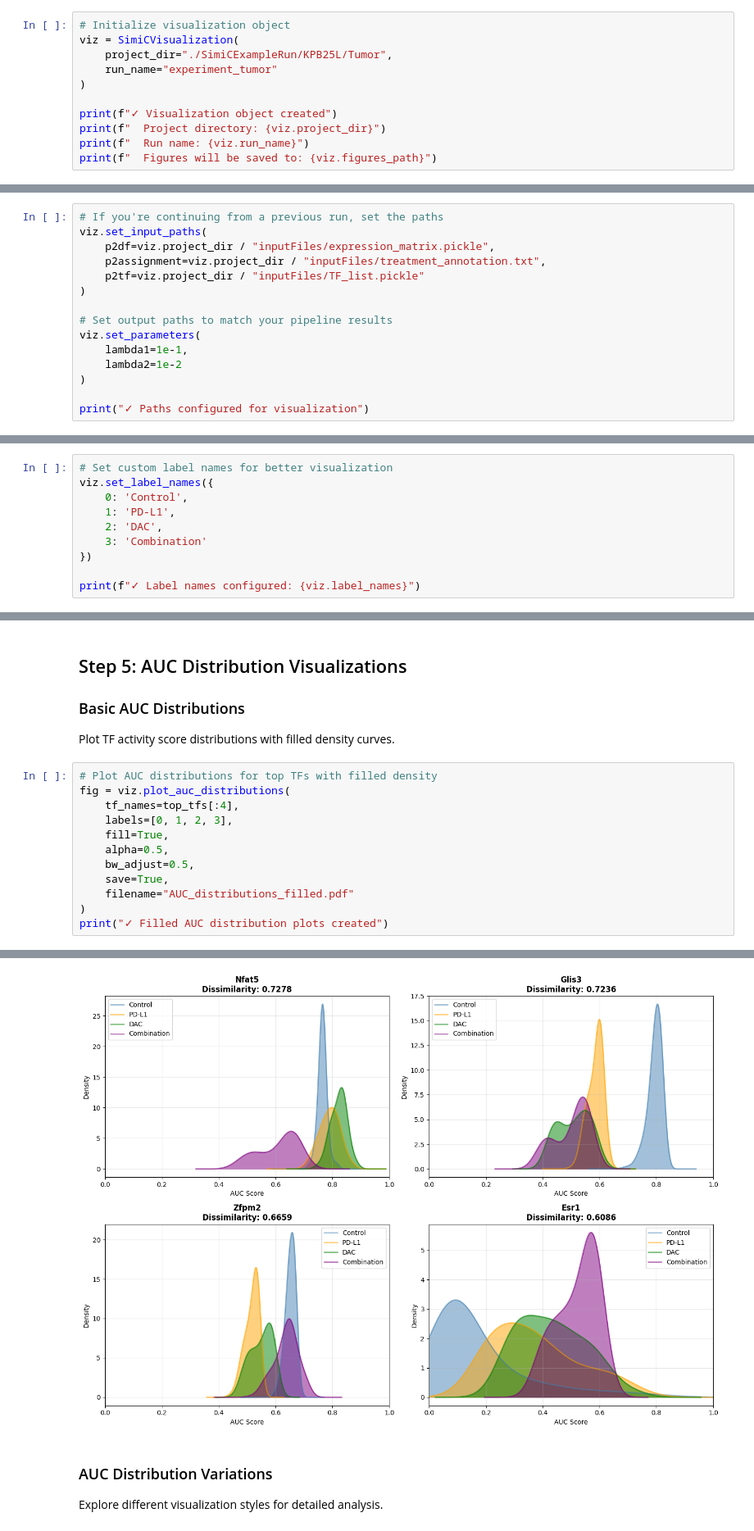
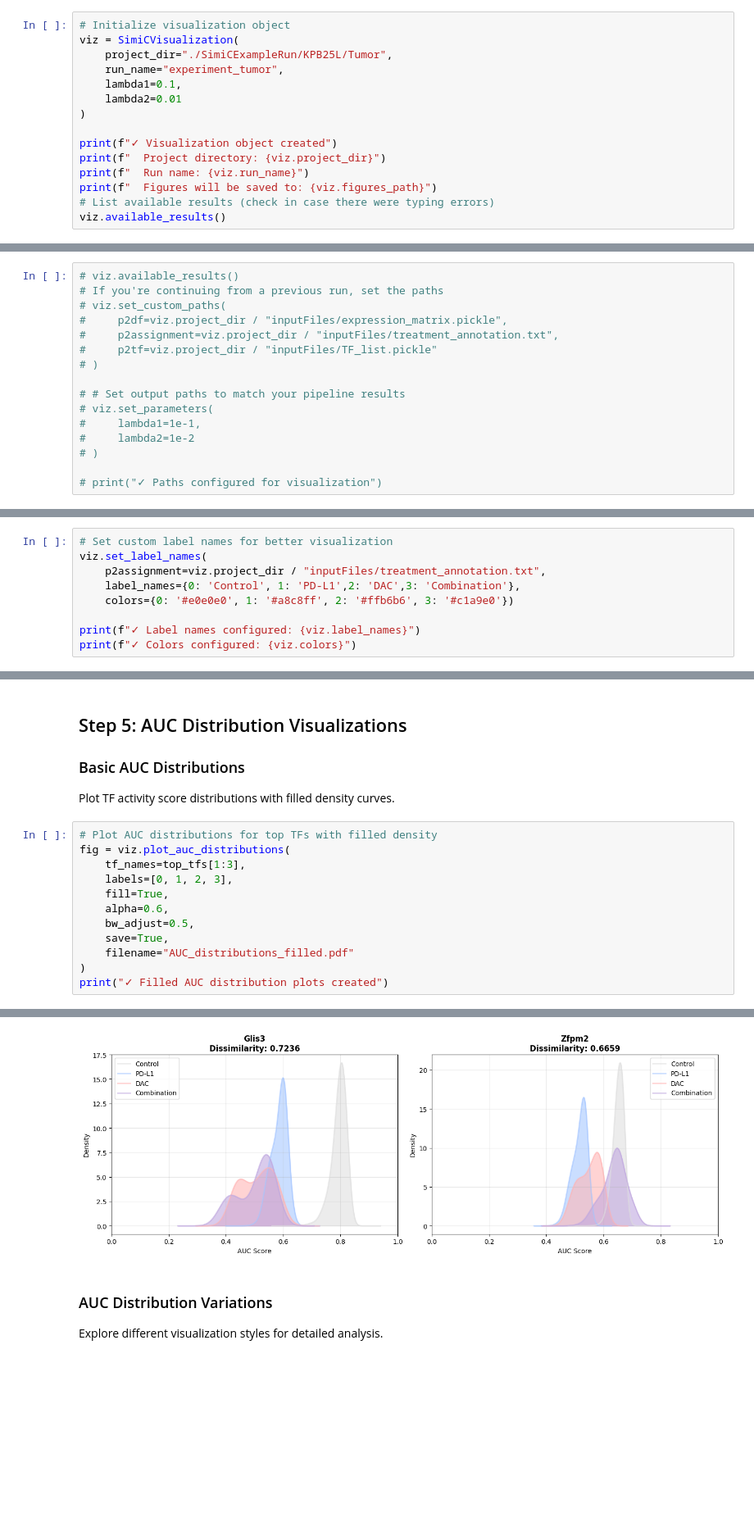
Before and after one commit to ML4BM-Lab/SimiCPipeline, a Jupyter notebook: notebooks/Tutorial_SimiCPipeline_visualization.ipynb, the cells around one changed output, grey strips where cells are left out. Shown at 82% size. Drawn from its saved outputs; the diff is of its cells as text; blank space fills up the shorter version.

Commit message:
Updated Visualization Tutorials, SimiCBase Class

```diff
--- a/notebooks/Tutorial_SimiCPipeline_visualization.ipynb
+++ b/notebooks/Tutorial_SimiCPipeline_visualization.ipynb
@@ -53,11 +70,15 @@ Create a visualization instance pointing to your completed pipeline run.
 # Initialize visualization object
 viz = SimiCVisualization(
     project_dir="./SimiCExampleRun/KPB25L/Tumor",
-    run_name="experiment_tumor"
+    run_name="experiment_tumor",
+    lambda1=0.1,
+    lambda2=0.01
 )
 
 print(f"✓ Visualization object created")
 print(f"  Project directory: {viz.project_dir}")
 print(f"  Run name: {viz.run_name}")
 print(f"  Figures will be saved to: {viz.figures_path}")
+# List available results (check in case there were typing errors)
+viz.available_results()
 # %% [output]
@@ -70,17 +100,18 @@ print(f"  Figures will be saved to: {viz.figures_path}")
 
 Point the visualization to your pipeline results files.
 # %%
+# viz.available_results()
 # If you're continuing from a previous run, set the paths
-viz.set_input_paths(
-    p2df=viz.project_dir / "inputFiles/expression_matrix.pickle",
-    p2assignment=viz.project_dir / "inputFiles/treatment_annotation.txt",
-    p2tf=viz.project_dir / "inputFiles/TF_list.pickle"
-)
+# viz.set_custom_paths(
+#     p2df=viz.project_dir / "inputFiles/expression_matrix.pickle",
+#     p2assignment=viz.project_dir / "inputFiles/treatment_annotation.txt",
+#     p2tf=viz.project_dir / "inputFiles/TF_list.pickle"
+# )
 
-# Set output paths to match your pipeline results
-viz.set_parameters(
-    lambda1=1e-1,
-    lambda2=1e-2
-)
+# # Set output paths to match your pipeline results
+# viz.set_parameters(
+#     lambda1=1e-1,
+#     lambda2=1e-2
+# )
 
-print("✓ Paths configured for visualization")
+# print("✓ Paths configured for visualization")
@@ -92,13 +121,12 @@ print("✓ Paths configured for visualization")
 Set human-readable names for your phenotype labels to improve figure clarity.
 # %%
 # Set custom label names for better visualization
-viz.set_label_names({
-    0: 'Control',
-    1: 'PD-L1',
-    2: 'DAC',
-    3: 'Combination'
-})
+viz.set_label_names(
+    p2assignment=viz.project_dir / "inputFiles/treatment_annotation.txt",
+    label_names={0: 'Control', 1: 'PD-L1',2: 'DAC',3: 'Combination'},
+    colors={0: '#e0e0e0', 1: '#a8c8ff', 2: '#ffb6b6', 3: '#c1a9e0'})
 
 print(f"✓ Label names configured: {viz.label_names}")
+print(f"✓ Colors configured: {viz.colors}")
 # %% [output]
 Label names set: {0: 'Control', 1: 'PD-L1', 2: 'DAC', 3: 'Combination'}
@@ -196,10 +226,10 @@ Plot TF activity score distributions with filled density curves.
 # %%
 # Plot AUC distributions for top TFs with filled density
 fig = viz.plot_auc_distributions(
-    tf_names=top_tfs[:4],
+    tf_names=top_tfs[1:3],
     labels=[0, 1, 2, 3],
     fill=True,
-    alpha=0.5,
+    alpha=0.6,
     bw_adjust=0.5,
     save=True,
     filename="AUC_distributions_filled.pdf"
@@ -218,6 +246,6 @@ Processing Esr1...
 ✓ Saved to SimiCExampleRun/KPB25L/Tumor/outputSimic/figures/experiment_tumor/AUC_distributions_filled.pdf
 ✓ Filled AUC distribution plots created
-[figure, old version]
+[figure, new version]
 # %% [markdown]
 ### AUC Distribution Variations
 
```
Also changed, not shown: parts of 28 cells of this notebook, 7 other files.
